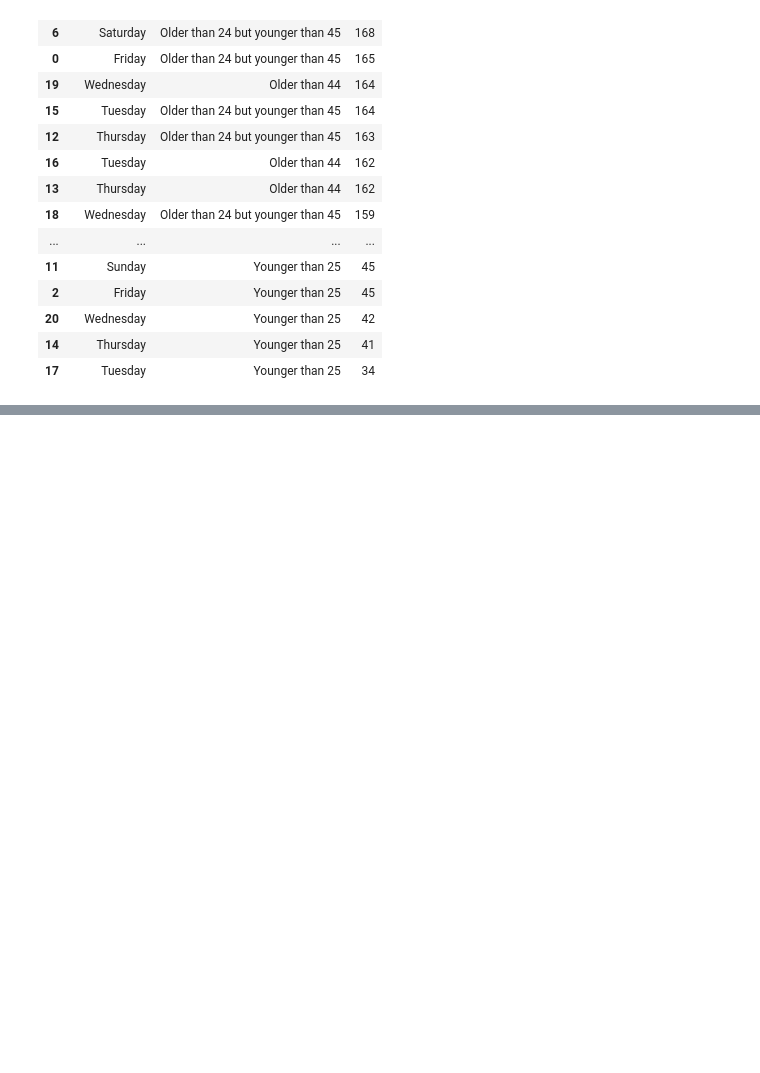
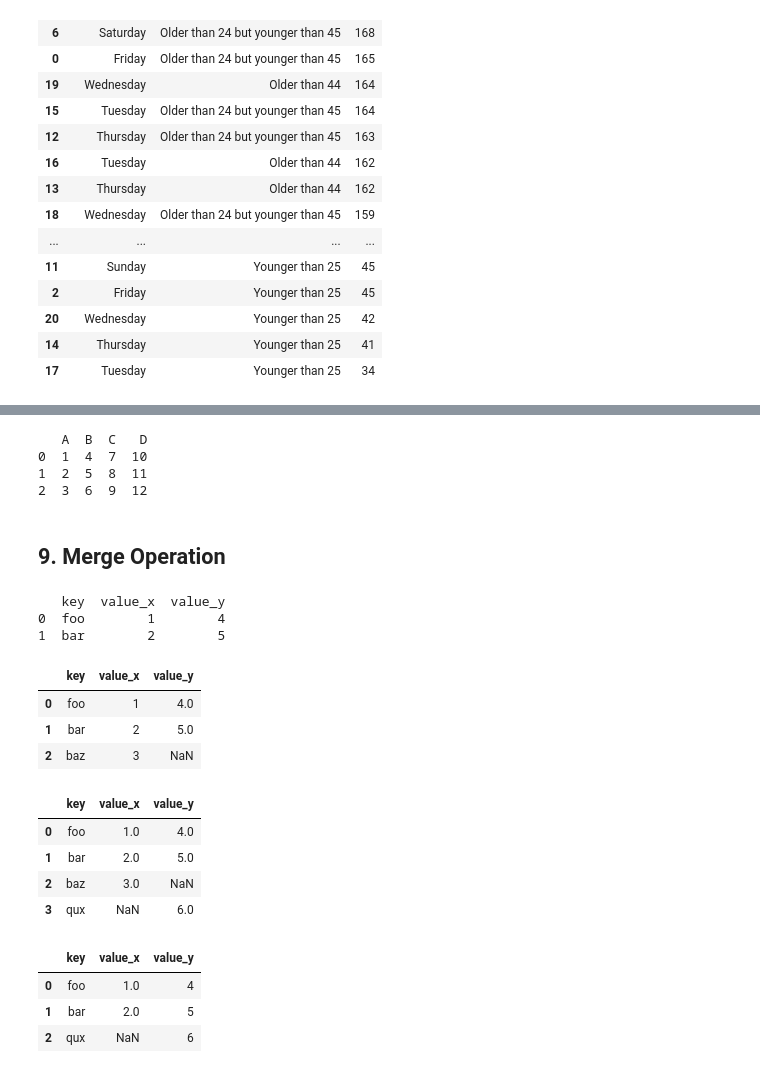
Before and after one commit to pepebonet/Intermediate_Python_BBA, a Jupyter notebook: Class_1/scripts/Code_class_1_2.ipynb, the cells around one changed output, grey strips where cells are left out. Cells and saved outputs as stored; diff of their text form; code cells hidden in the pictures; blank space fills up the shorter version.

```diff
--- a/Class_1/scripts/Code_class_1_2.ipynb
+++ b/Class_1/scripts/Code_class_1_2.ipynb
@@ -488,0 +474,53 @@ pd.DataFrame(df.groupby(['Day_Of_Week', 'Age Range']).apply(lambda x: x['Rank'].
+# %%
+# Creating two sample DataFrames
+df1 = pd.DataFrame({'A': [1, 2, 3], 'B': [4, 5, 6]})
+df2 = pd.DataFrame({'C': [7, 8, 9], 'D': [10, 11, 12]})
+
+# Concatenating the DataFrames horizontally
+result = pd.concat([df1, df2], axis=1)
+
+# Printing the concatenated DataFrame
+print(result)
+# %% [output]
+   A  B  C   D
+0  1  4  7  10
+1  2  5  8  11
+2  3  6  9  12
+# %% [markdown]
+## 9. Merge Operation
+# %%
+# Creating two sample DataFrames
+df1 = pd.DataFrame({'key': ['foo', 'bar', 'baz'], 'value': [1, 2, 3]})
+df2 = pd.DataFrame({'key': ['foo', 'bar', 'qux'], 'value': [4, 5, 6]})
+
+# Merging the DataFrames based on the 'key' column
+result = pd.merge(df1, df2, on='key', how='inner')
+
+# Printing the merged DataFrame
+print(result)
+# %% [output]
+   key  value_x  value_y
+0  foo        1        4
+1  bar        2        5
+# %%
+pd.merge(df1, df2, on='key', how='left')
+# %% [output]
+|  | key | value_x | value_y |
+| 0 | foo | 1 | 4.0 |
+| 1 | bar | 2 | 5.0 |
+| 2 | baz | 3 | NaN |
+# %%
+pd.merge(df1, df2, on='key', how='outer')
+# %% [output]
+|  | key | value_x | value_y |
+| 0 | foo | 1.0 | 4.0 |
+| 1 | bar | 2.0 | 5.0 |
+| 2 | baz | 3.0 | NaN |
+| 3 | qux | NaN | 6.0 |
+# %%
+pd.merge(df1, df2, on='key', how='right')
+# %% [output]
+|  | key | value_x | value_y |
+| 0 | foo | 1.0 | 4 |
+| 1 | bar | 2.0 | 5 |
+| 2 | qux | NaN | 6 |
```
Also changed, not shown: parts of 19 cells of this notebook, 3 other files.
